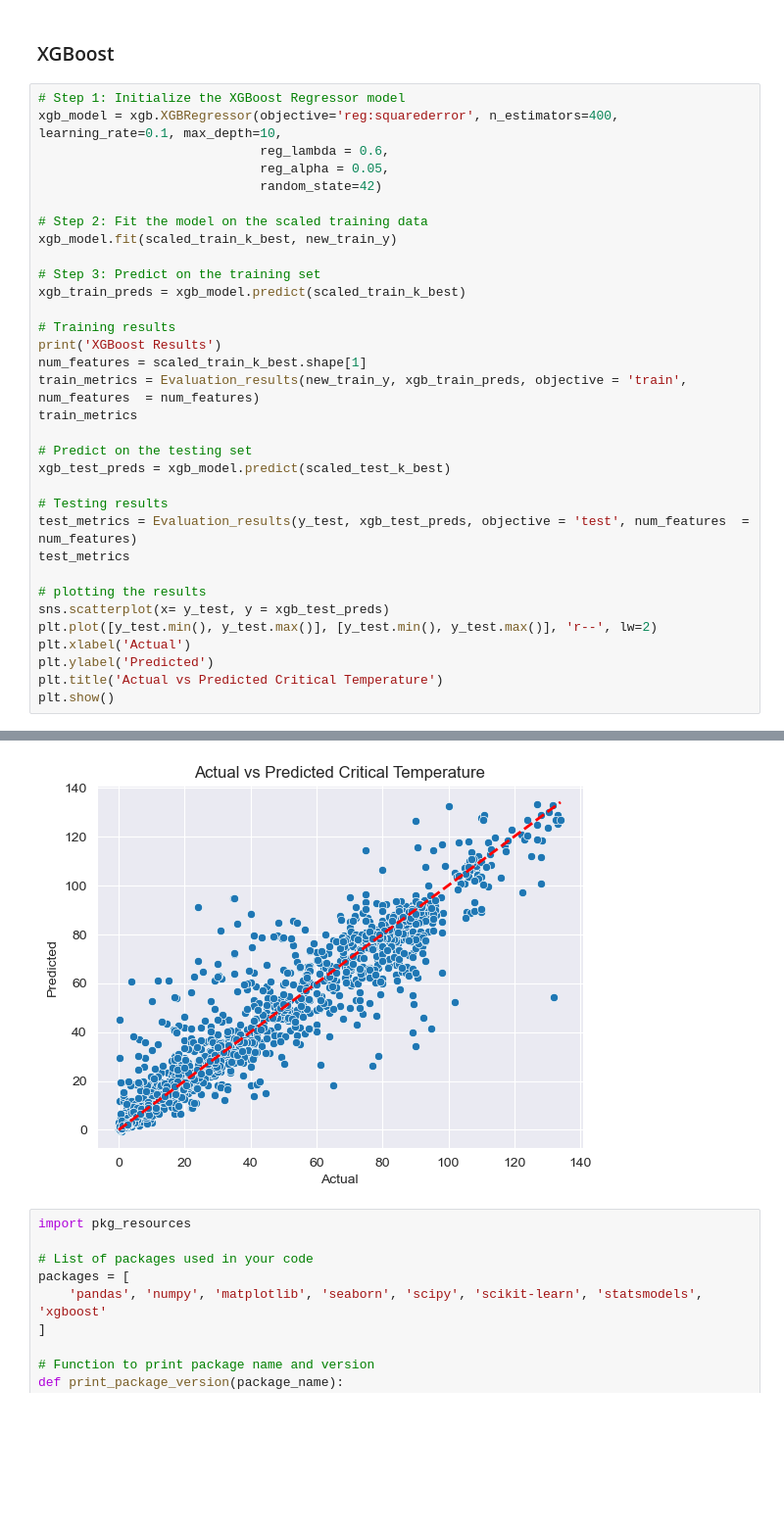
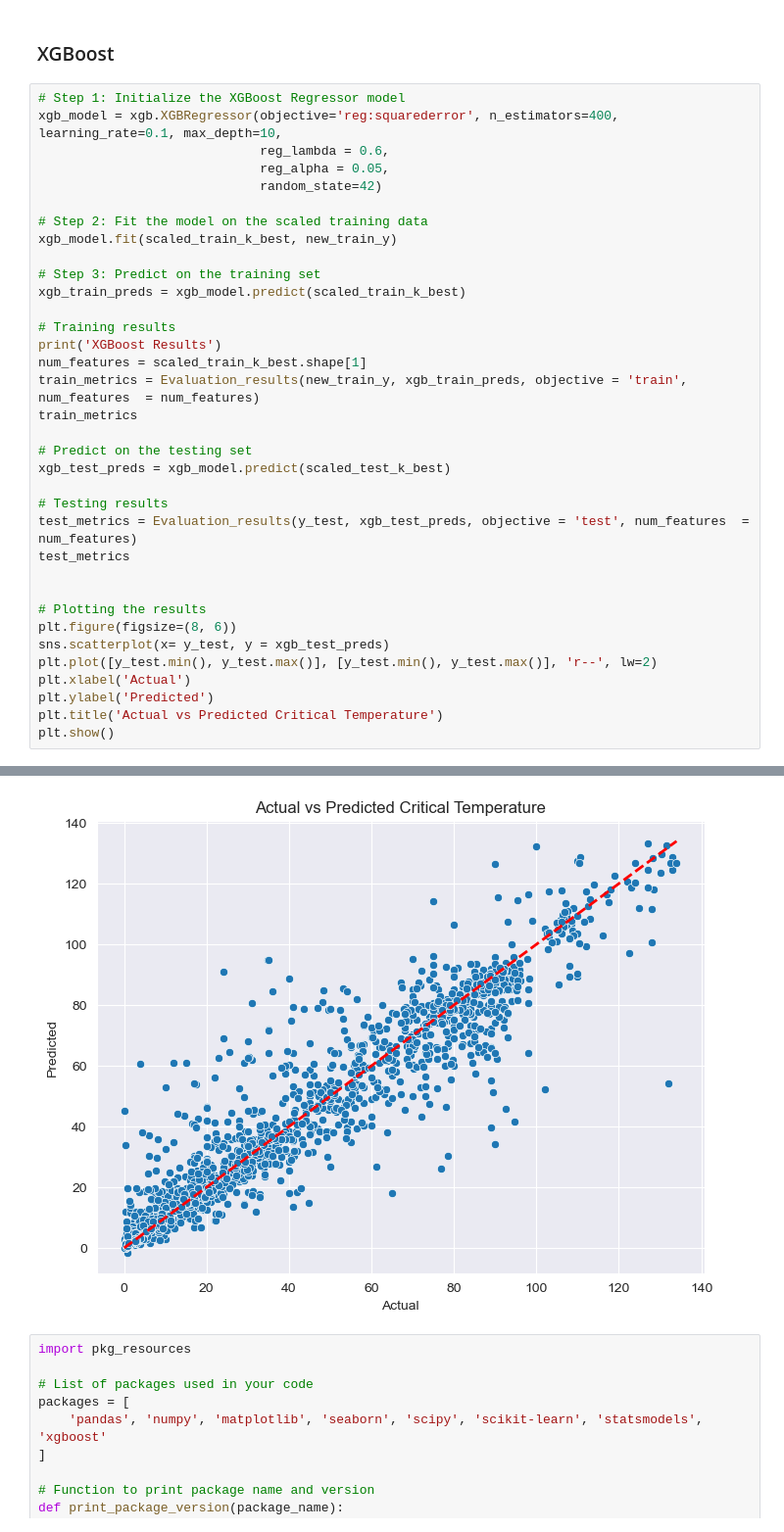
Before and after one commit to MohdSharik99/Predicting_critical_temperature_of_supeconductors, a Jupyter notebook: Modeling_with_Select_k_best_features_30.ipynb, the cells around one changed output, grey strips where cells are left out. Shown at 98% size. Saved outputs shown, nothing was run; the diff lists cells and outputs as text; blank space fills up the shorter version.

```diff
--- a/Modeling_with_Select_k_best_features_30.ipynb
+++ b/Modeling_with_Select_k_best_features_30.ipynb
@@ -275,7 +271,9 @@ xgb_test_preds = xgb_model.predict(scaled_test_k_best)
 test_metrics = Evaluation_results(y_test, xgb_test_preds, objective = 'test', num_features  = num_features)
 test_metrics
 
-# plotting the results
+
+# Plotting the results
+plt.figure(figsize=(8, 6))
 sns.scatterplot(x= y_test, y = xgb_test_preds)
 plt.plot([y_test.min(), y_test.max()], [y_test.min(), y_test.max()], 'r--', lw=2)
 plt.xlabel('Actual')
@@ -302,4 +300,4 @@ Testing Adjusted R2 score: 0.91514
-[figure, old version]
+[figure, new version]
 # %%
 import pkg_resources
 
```
Also changed, not shown: parts of 7 cells of this notebook, 13 other files.
